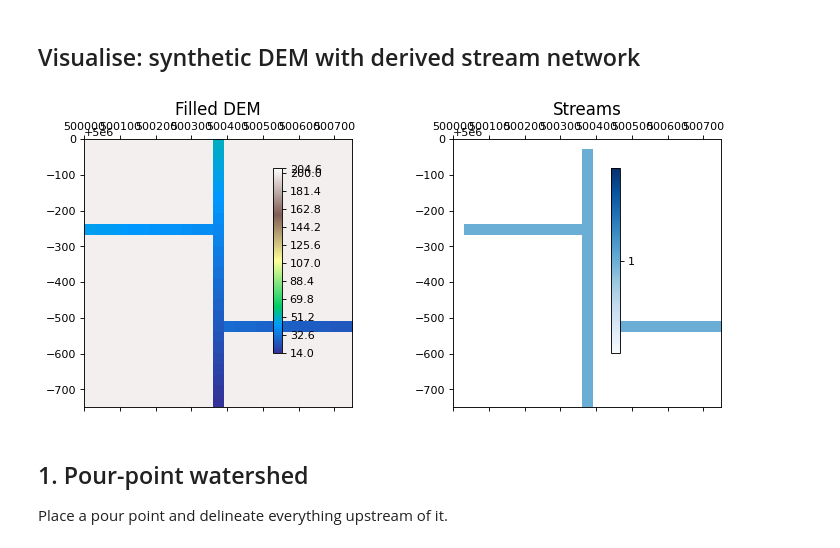
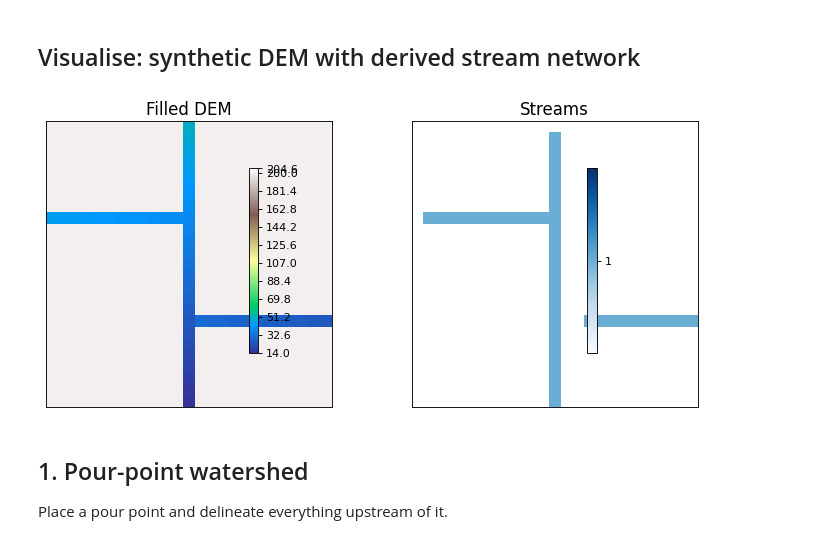
Before and after one commit to serapeum-org/digital-rivers, a Jupyter notebook: docs/examples/02_watershed_analytics.ipynb, the cells around one changed output. Drawn from its saved outputs; the diff is of its cells as text; code cells hidden in the pictures.

```diff
--- a/docs/examples/02_watershed_analytics.ipynb
+++ b/docs/examples/02_watershed_analytics.ipynb
@@ -49,22 +49,26 @@ Stream cells: 45
 # %%
 import matplotlib.pyplot as plt
 import numpy as np
 from pyramids.dataset import Dataset
 
 fig, axes = plt.subplots(1, 2, figsize=(10, 4))
 
 filled.plot(band=0, ax=axes[0], title="Filled DEM", cmap="terrain")
+axes[0].set_xticks([])
+axes[0].set_yticks([])
 
 # Streams: grayscale DEM with the stream mask overlaid.
 axes[1].imshow(filled.values, cmap="gray", origin="upper", alpha=0.5)
 stream_mask = np.where(streams.read_array().astype(bool), 1.0, np.nan).astype(np.float32)
 Dataset.dataset_like(filled, stream_mask).plot(
     band=0, ax=axes[1], title="Streams", cmap="Blues"
 )
+axes[1].set_xticks([])
+axes[1].set_yticks([])
 fig.tight_layout()
 plt.show()
 # %% [output]
-[figure, old version]
+[figure, new version]
 # %% [markdown]
 ## 1. Pour-point watershed
 
```
Also changed, not shown: parts of 5 cells of this notebook, 11 other files.
